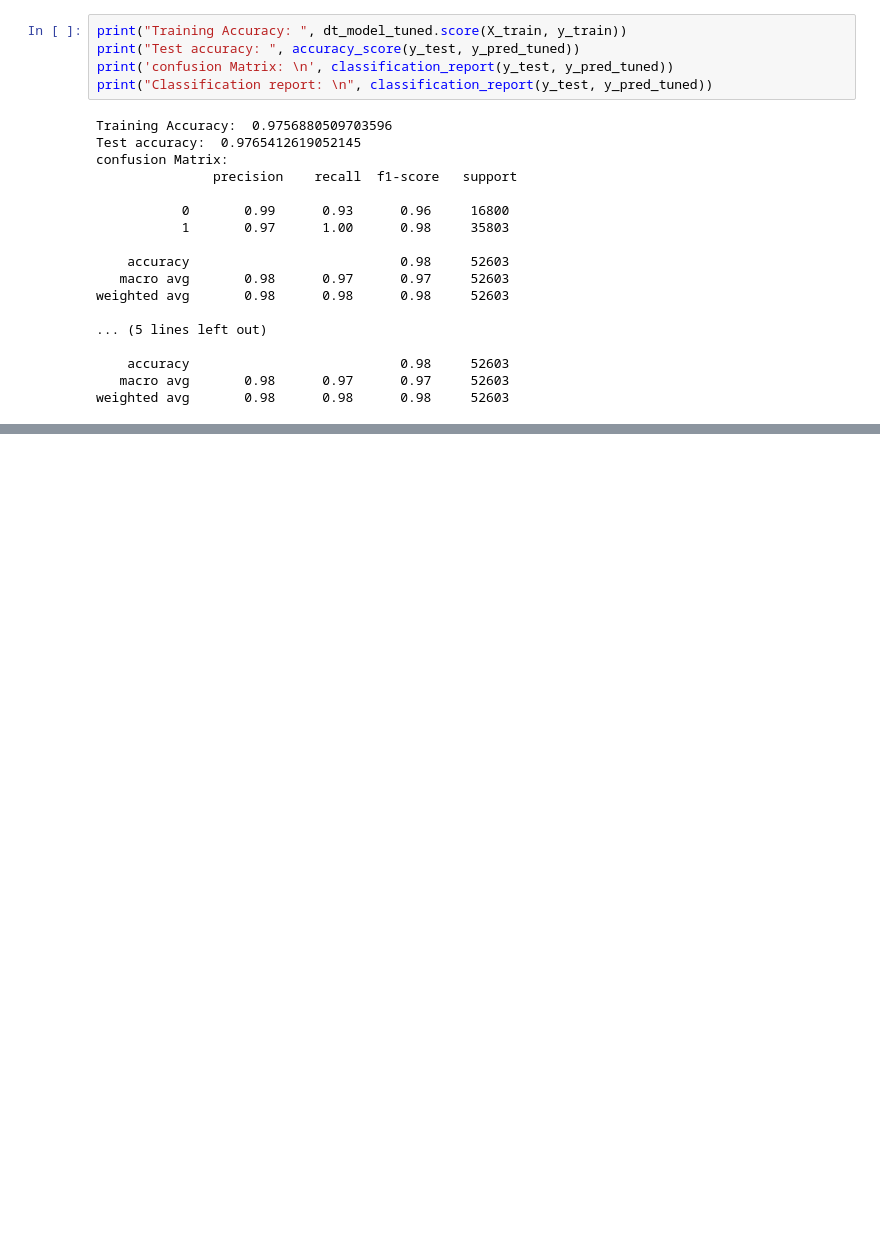
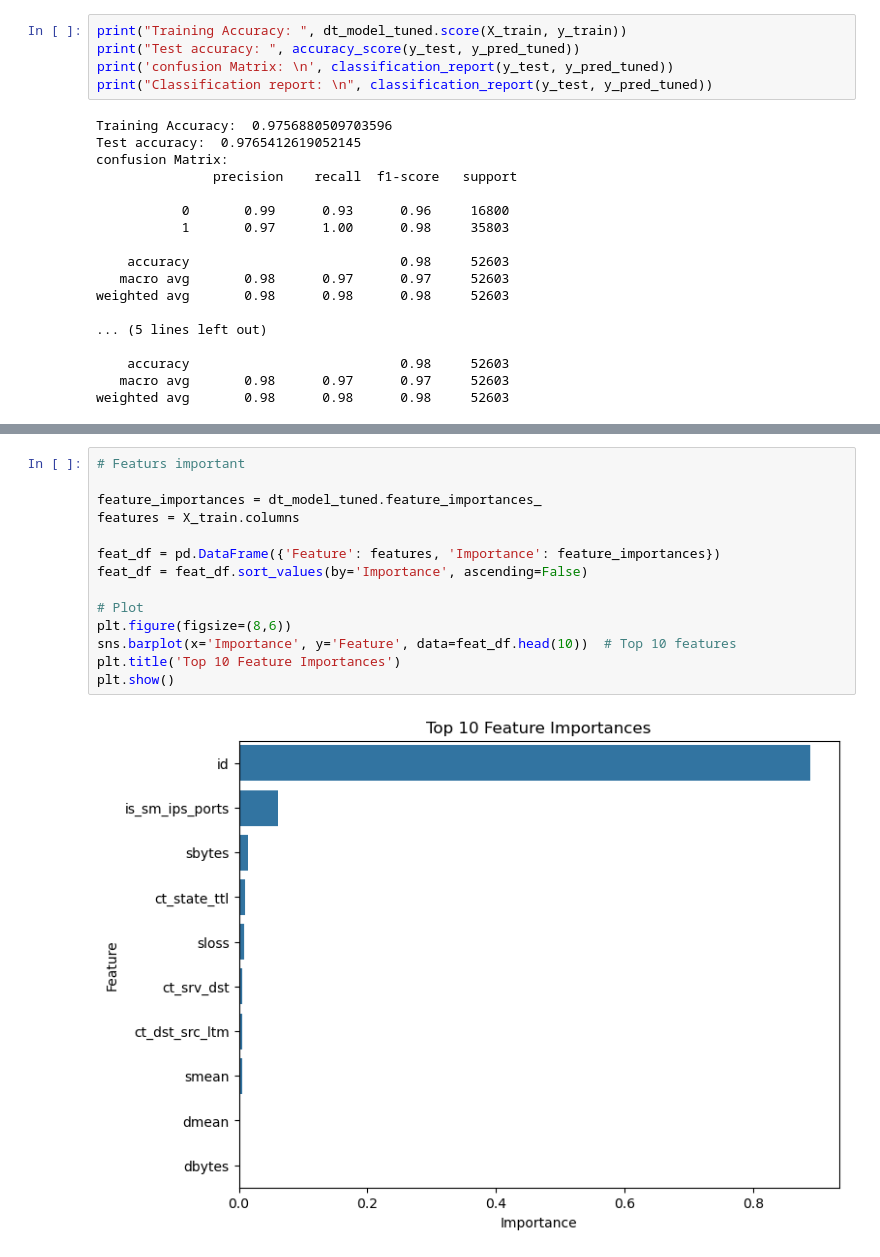
Before and after one commit to capediah-cyber/MyFirstProject, a Jupyter notebook: Presentable.ipynb, the cells around one changed output, grey strips where cells are left out. Saved outputs shown, nothing was run; the diff lists cells and outputs as text; blank space fills up the shorter version.

```diff
--- a/Presentable.ipynb
+++ b/Presentable.ipynb
@@ -191,0 +228,16 @@ weighted avg       0.98      0.98      0.98     52603
+# %%
+# Featurs important
+
+feature_importances = dt_model_tuned.feature_importances_
+features = X_train.columns
+
+feat_df = pd.DataFrame({'Feature': features, 'Importance': feature_importances})
+feat_df = feat_df.sort_values(by='Importance', ascending=False)
+
+# Plot
+plt.figure(figsize=(8,6))
+sns.barplot(x='Importance', y='Feature', data=feat_df.head(10))  # Top 10 features
+plt.title('Top 10 Feature Importances')
+plt.show()
+# %% [output]
+[figure, added]
```
Also changed, not shown: parts of 5 cells of this notebook.
